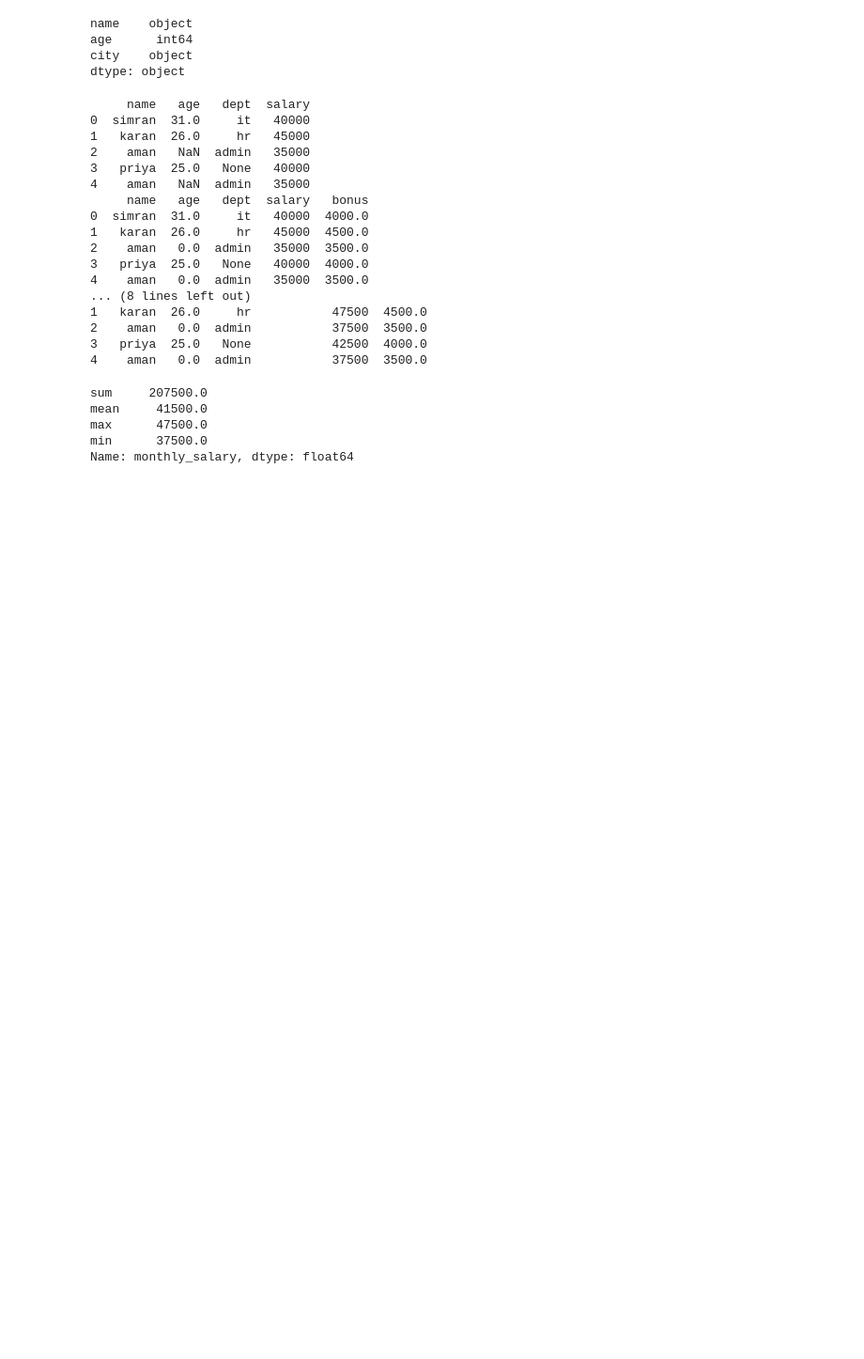
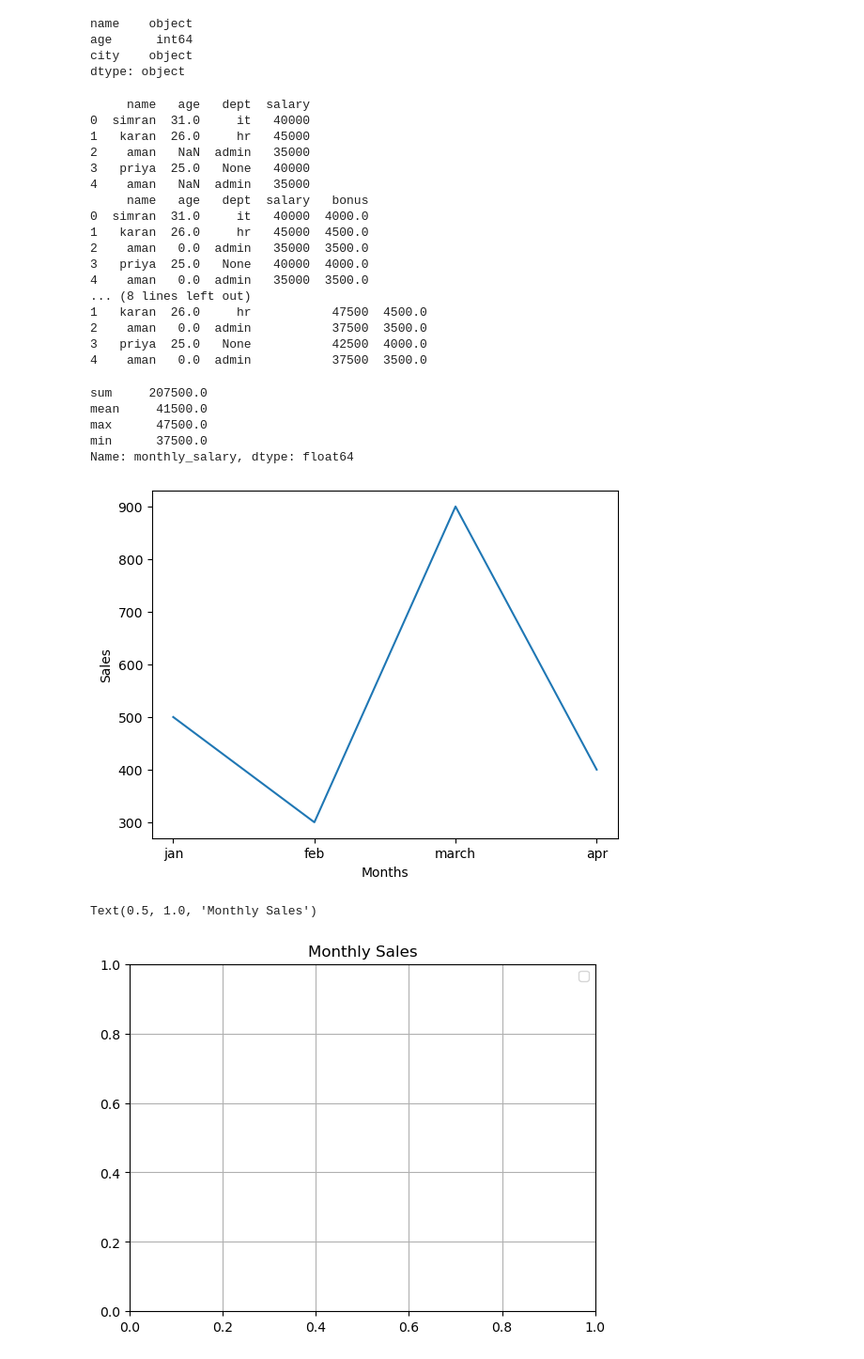
Before and after one commit to simran-28-max/calculator1, a Jupyter notebook: datasets.ipynb, the cells around one changed output. Shown at 94% size. Saved outputs shown, nothing was run; the diff lists cells and outputs as text; code cells hidden in the pictures; blank space fills up the shorter version.

```diff
--- a/datasets.ipynb
+++ b/datasets.ipynb
@@ -139,3 +139,20 @@ mean     41500.0
 max      47500.0
 min      37500.0
 Name: monthly_salary, dtype: float64
+# %%
+import matplotlib.pyplot as plt
+
+months=["jan", "feb", "march", "apr"]
+sales=[500,300,900,400]
+
+plt.plot(months, sales)
+plt.xlabel("Months")
+plt.ylabel("Sales")
+plt.show()
+plt.legend()
+plt.grid()
+plt.title("Monthly Sales")
+# %% [output]
+[figure, added]
+Text(0.5, 1.0, 'Monthly Sales')
+[figure, added]
```
